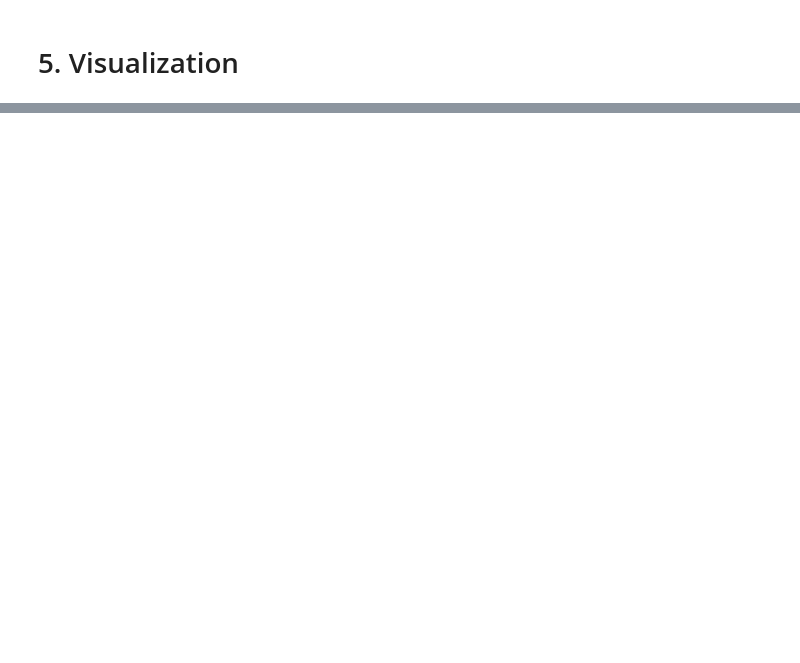
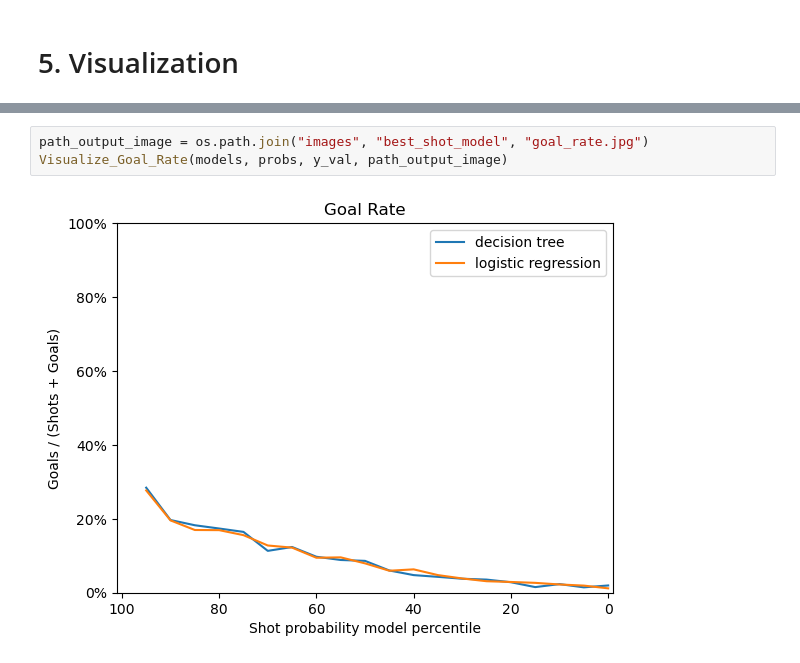
Before and after one commit to Arminhosseini/IFT6758_project, a Jupyter notebook: best_shot_model.ipynb, the cells around one changed output, grey strips where cells are left out. Saved outputs shown, nothing was run; the diff lists cells and outputs as text; blank space fills up the shorter version.

```diff
--- a/best_shot_model.ipynb
+++ b/best_shot_model.ipynb
@@ -473,0 +406,5 @@ COMET INFO: Still uploading 1 file(s), remaining 29.36 MB/57.48 MB
+# %%
+path_output_image = os.path.join("images", "best_shot_model", "goal_rate.jpg")
+Visualize_Goal_Rate(models, probs, y_val, path_output_image)
+# %% [output]
+[figure, added]
```
Also changed, not shown: parts of 49 cells of this notebook, 24 other files.
